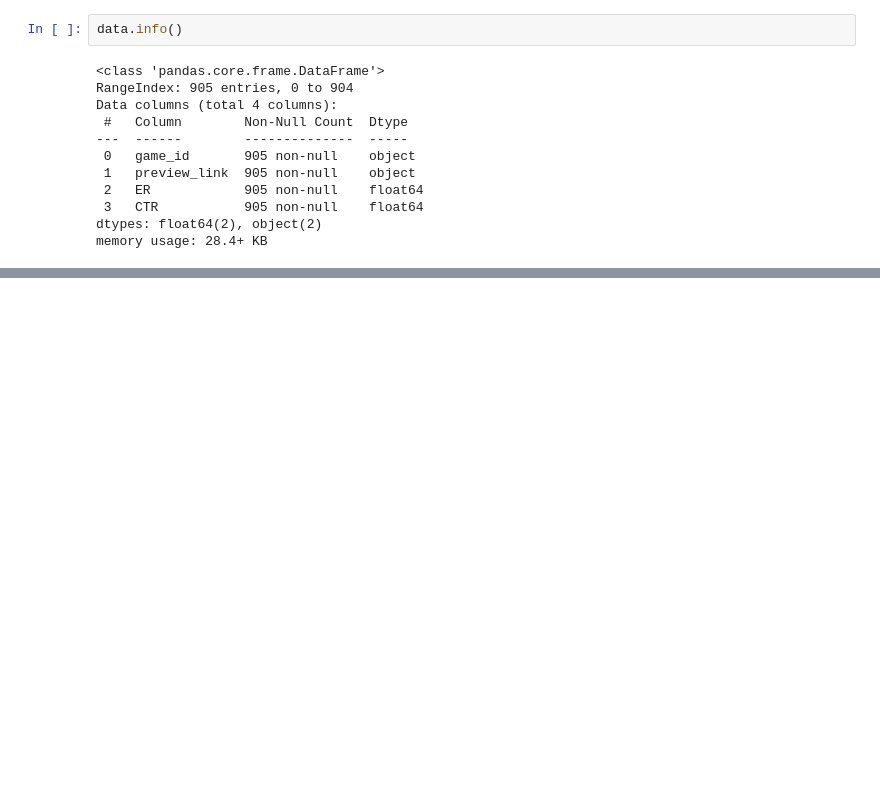
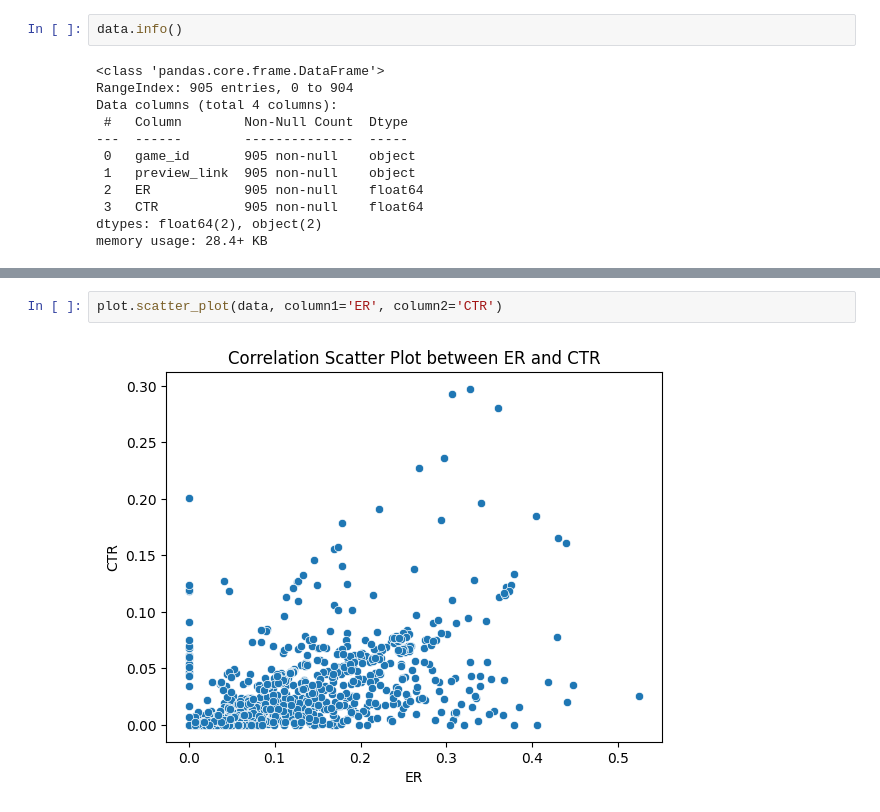
Before and after one commit to JabezETH/Semantic-Image-and-Text-Alignment, a Jupyter notebook: notebooks/eda.ipynb, the cells around one changed output, grey strips where cells are left out. Cells and saved outputs as stored; diff of their text form; blank space fills up the shorter version.

```diff
--- a/notebooks/eda.ipynb
+++ b/notebooks/eda.ipynb
@@ -25,0 +25,4 @@ plt.show()
+# %%
+plot.scatter_plot(data, column1='ER', column2='CTR')
+# %% [output]
+[figure, added]
```
Also changed, not shown: parts of 4 cells of this notebook, 1 other file.
